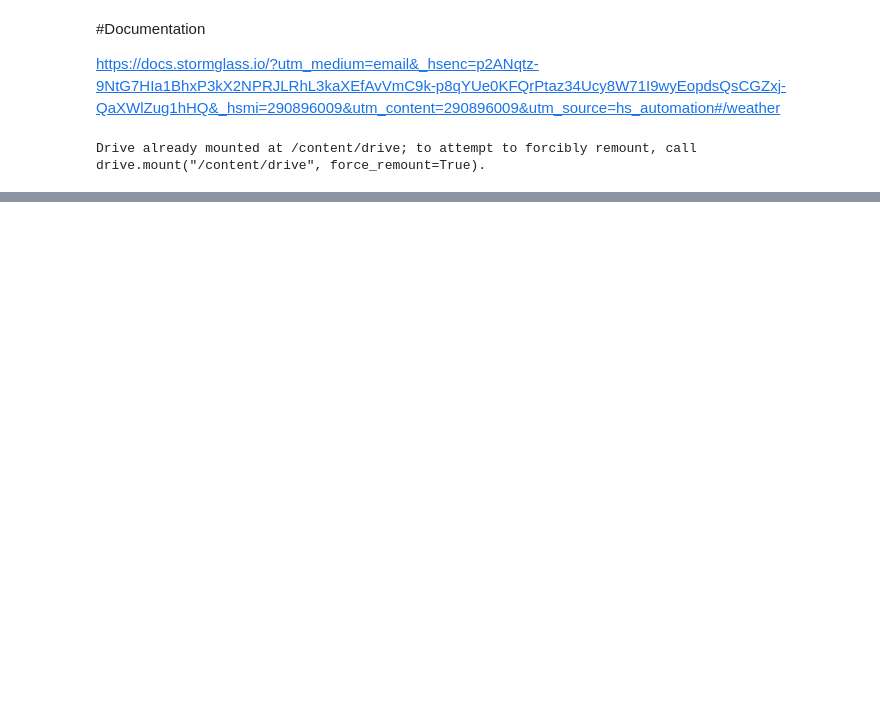
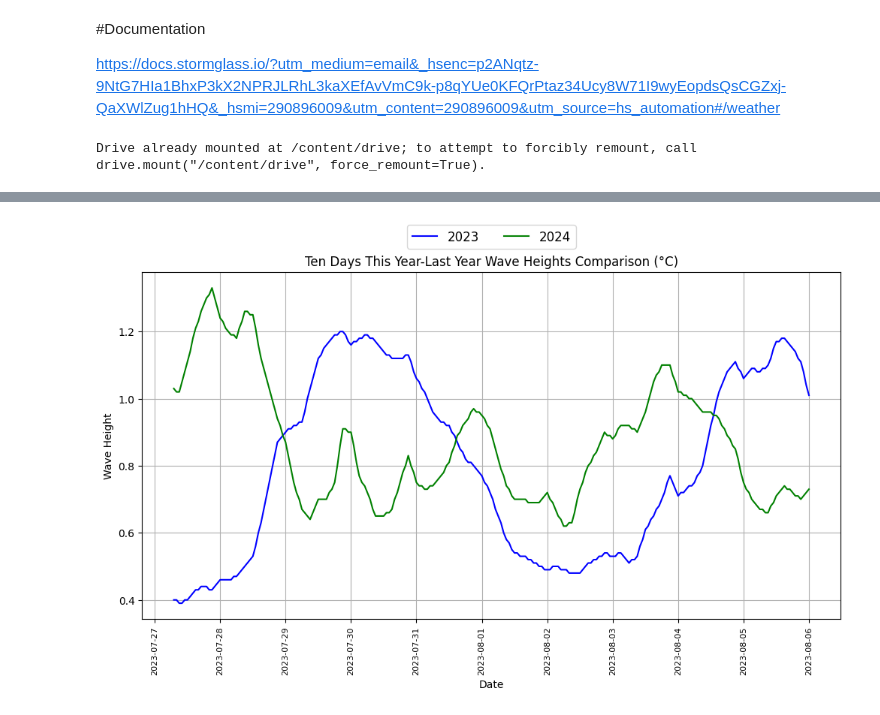
Before and after one commit to werowe/HypatiaAcademy, a Jupyter notebook: stats/waves_compare_last_year.ipynb, the cells around one changed output, grey strips where cells are left out. Cells and saved outputs as stored; diff of their text form; code cells hidden in the pictures; blank space fills up the shorter version.

```diff
--- a/stats/waves_compare_last_year.ipynb
+++ b/stats/waves_compare_last_year.ipynb
@@ -45,2 +40,0 @@ Using file  2023-08-06T07:53:00Z.waves.json
-# %%
-lastyear, yesterday = filenames.split('\n')
@@ -67,0 +41,15 @@ columns.remove('time')
+# %%
+
+
+lines = filenames.split("\n")
+
+# Extracting the required strings
+for line in lines:
+    if line.startswith("2024"):
+        yesterday = line
+    elif line.startswith("2023"):
+        lastyear = line
+
+# Output the results
+print("lastyear:", lastyear)
+print("yesterday", yesterday)
@@ -92,0 +130,38 @@ df_yesterday
+# %%
+import matplotlib.pyplot as plt
+
+
+
+# Create the plot
+fig, ax = plt.subplots(figsize=(12, 6))
+
+# Plot the data
+#ax.scatter(df_lastyear.index, df_lastyear['waveHeight'], s=200, alpha=0.6, color="orange", label='2023')
+#ax.scatter(df_lastyear.index, df_yesterday['waveHeight'], s=200, alpha=0.6, color="purple", label='2024')
+
+ax.plot(df_lastyear.index, df_lastyear['waveHeight'],color="blue", label='2023')
+ax.plot(df_lastyear.index, df_yesterday['waveHeight'],color="green", label='2024')
+
+# Set the x-axis label
+ax.set_xlabel('Date')
+
+# Set the y-axis label
+ax.set_ylabel('Wave Height')
+
+# Rotate x-axis labels by 90 degrees for better readability
+plt.xticks(rotation=90)
+plt.xticks(fontsize=8)
+
+# Set the title
+plt.title('Ten Days This Year-Last Year Wave Heights Comparison (°C)')
+
+# Add legend
+legend = plt.legend(loc='lower center', bbox_to_anchor=(0.5, 1.05), ncol=2, fontsize=12)
+
+
+plt.grid()
+
+# Show the plot
+plt.show()
+# %% [output]
+[figure, added]
```
Also changed, not shown: parts of 14 cells of this notebook.
